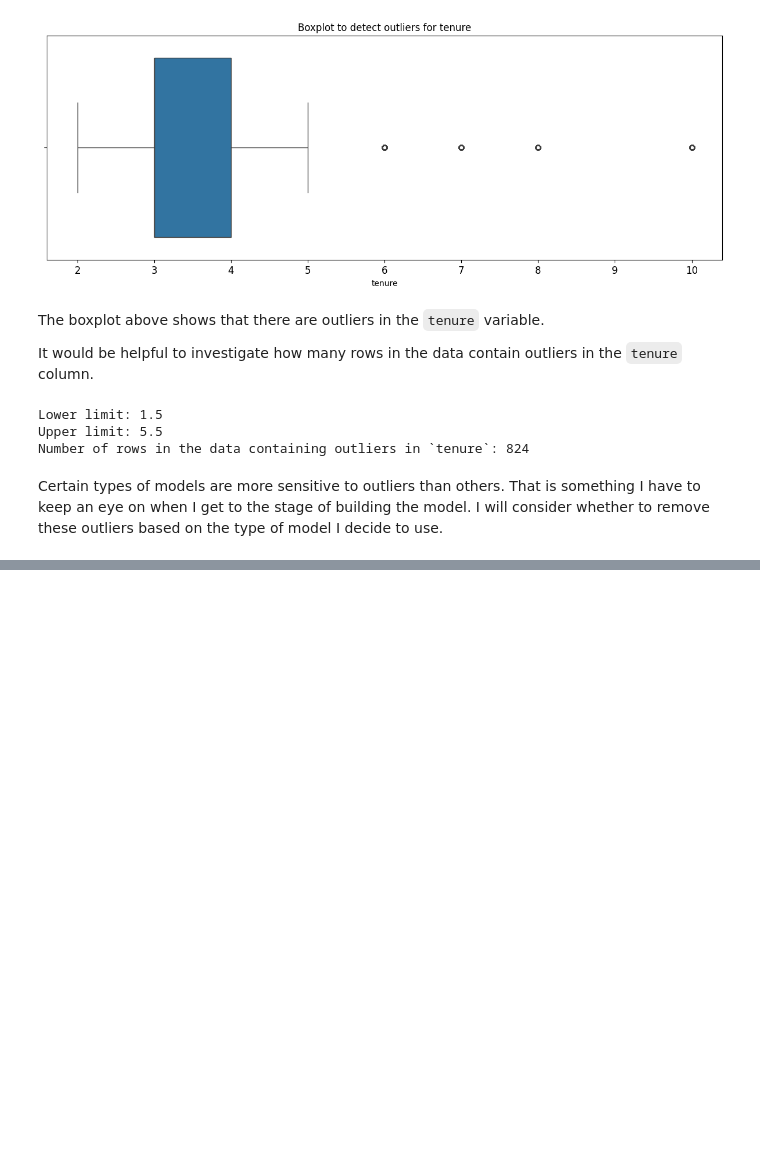
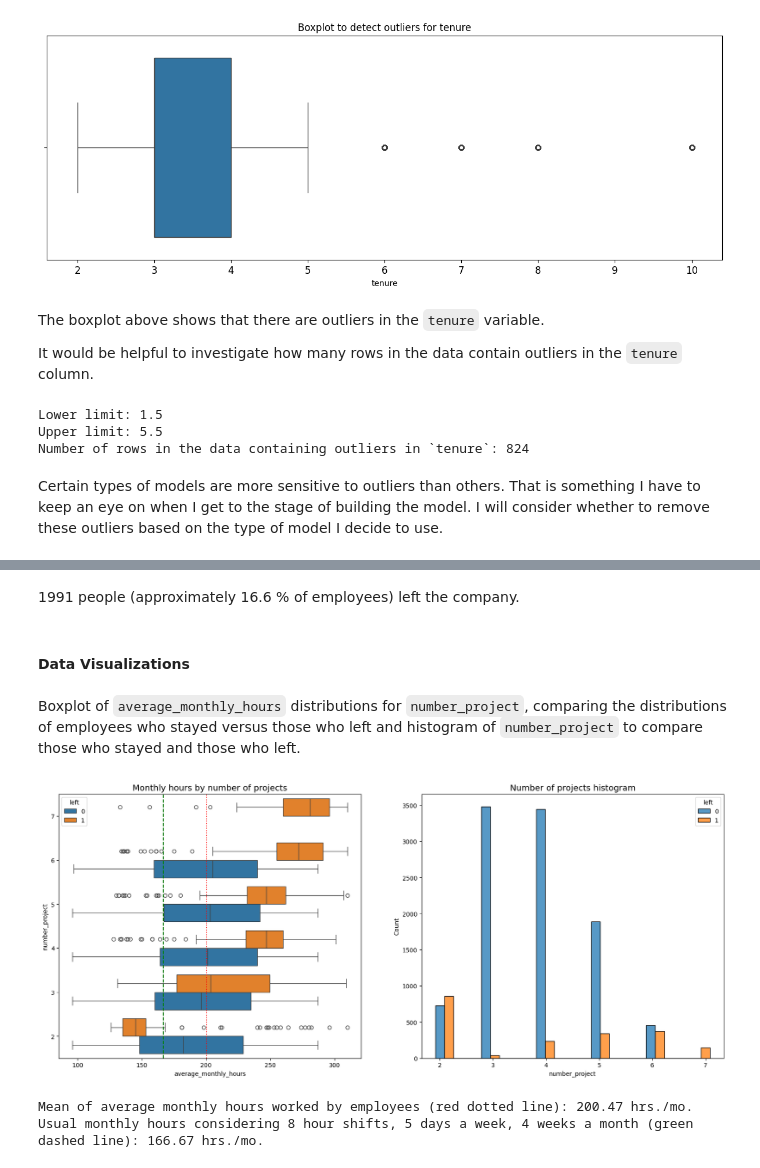
Before and after one commit to AlbertoMPalacioBastos/Machine_Learning_to_provide_insights_for_Human_Resources, a Jupyter notebook: Salifort Motors Project.ipynb, the cells around one changed output, grey strips where cells are left out. Cells and saved outputs as stored; diff of their text form; code cells hidden in the pictures; blank space fills up the shorter version.

```diff
--- a/Salifort Motors Project.ipynb
+++ b/Salifort Motors Project.ipynb
@@ -341,0 +366,35 @@ Certain types of models are more sensitive to outliers than others. That is some
+# %% [markdown]
+1991 people (approximately 16.6 % of employees) left the company.
+# %% [markdown]
+#### Data Visualizations
+# %% [markdown]
+Boxplot of `average_monthly_hours` distributions for `number_project`, comparing the distributions of employees who stayed versus those who left and histogram of `number_project` to compare those who stayed and those who left.
+# %%
+# Set figure and axes
+fig, ax = plt.subplots(1, 2, figsize = (20,8))
+
+# Create boxplot showing `average_monthly_hours` distributions for `number_project`, comparing employees who stayed versus those who left
+sns.boxplot(data=df1, x='average_monthly_hours', y='number_project', hue='left', orient="h", ax=ax[0])
+ax[0].invert_yaxis()
+ax[0].set_title('Monthly hours by number of projects', fontsize='14')
+# plot line showing the mean of 'average_monthly_hours' of all employees
+mean_average_monthly_hours = df1['average_monthly_hours'].mean()
+ax[0].axvline(x=mean_average_monthly_hours, color='r', label='mean average monthly hours', ls=':')
+# plot line showing the monthly hours considering work week of 40 hours and two weeks of vacation per year (50 weeks per year)
+usual_monthly_hours = 40*50/12
+ax[0].axvline(x=usual_monthly_hours, color='g', label=('usual monthly hours'), ls='--')
+
+# Create histogram showing distribution of `number_project`, comparing employees who stayed versus those who left
+sns.histplot(data=df1, x='number_project', hue='left', multiple='dodge', shrink=2, ax=ax[1])
+ax[1].set_title('Number of projects histogram', fontsize='14')
+
+# Display the plots
+plt.show()
+
+# Print description of lines in boxplot
+print('Mean of average monthly hours worked by employees (red dotted line):', round(mean_average_monthly_hours,2), 'hrs./mo.')
+print('Usual monthly hours considering 8 hour shifts, 5 days a week, 4 weeks a month (green dashed line):', round(usual_monthly_hours,2), 'hrs./mo.')
+# %% [output]
+[figure, added]
+Mean of average monthly hours worked by employees (red dotted line): 200.47 hrs./mo.
+Usual monthly hours considering 8 hour shifts, 5 days a week, 4 weeks a month (green dashed line): 166.67 hrs./mo.
```
Also changed, not shown: parts of 8 cells of this notebook.
